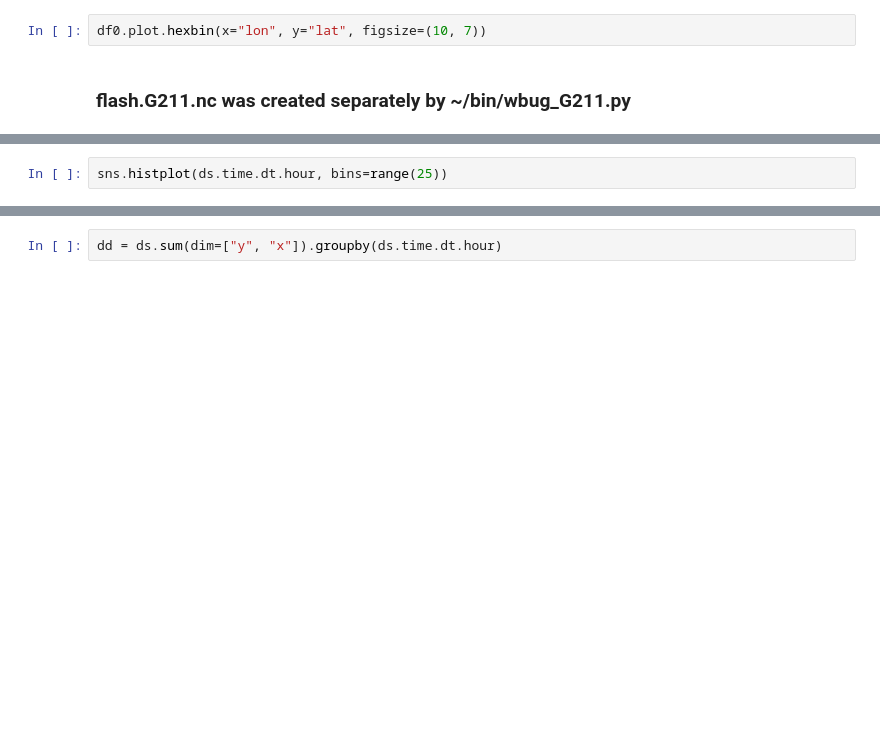
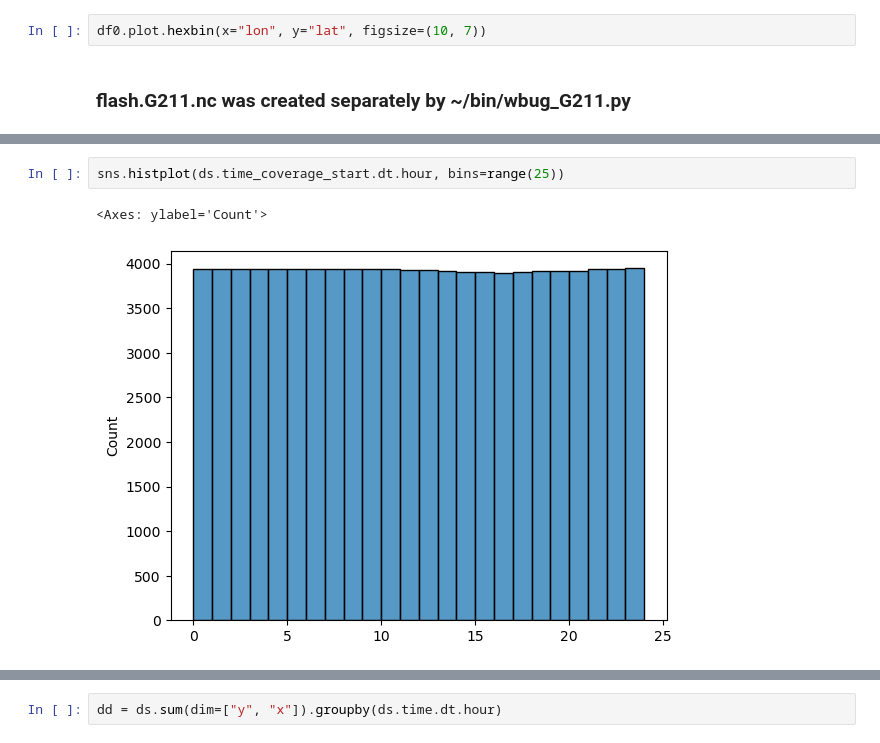
Before and after one commit to ahijevyc/machine-learning, a Jupyter notebook: notebooks/ENTLN.ipynb, the cells around one changed output, grey strips where cells are left out. Drawn from its saved outputs; the diff is of its cells as text; blank space fills up the shorter version.

```diff
--- a/notebooks/wbug_lightning.ipynb
+++ b/notebooks/ENTLN.ipynb
@@ -94,3 +197,6 @@ ds = xarray.open_dataset(ifile)
 # %%
-sns.histplot(ds.time.dt.hour, bins=range(25))
+sns.histplot(ds.time_coverage_start.dt.hour, bins=range(25))
+# %% [output]
+<Axes: ylabel='Count'>
+[figure, added]
 # %%
```
Also changed, not shown: parts of 13 cells of this notebook, 3 other files.
